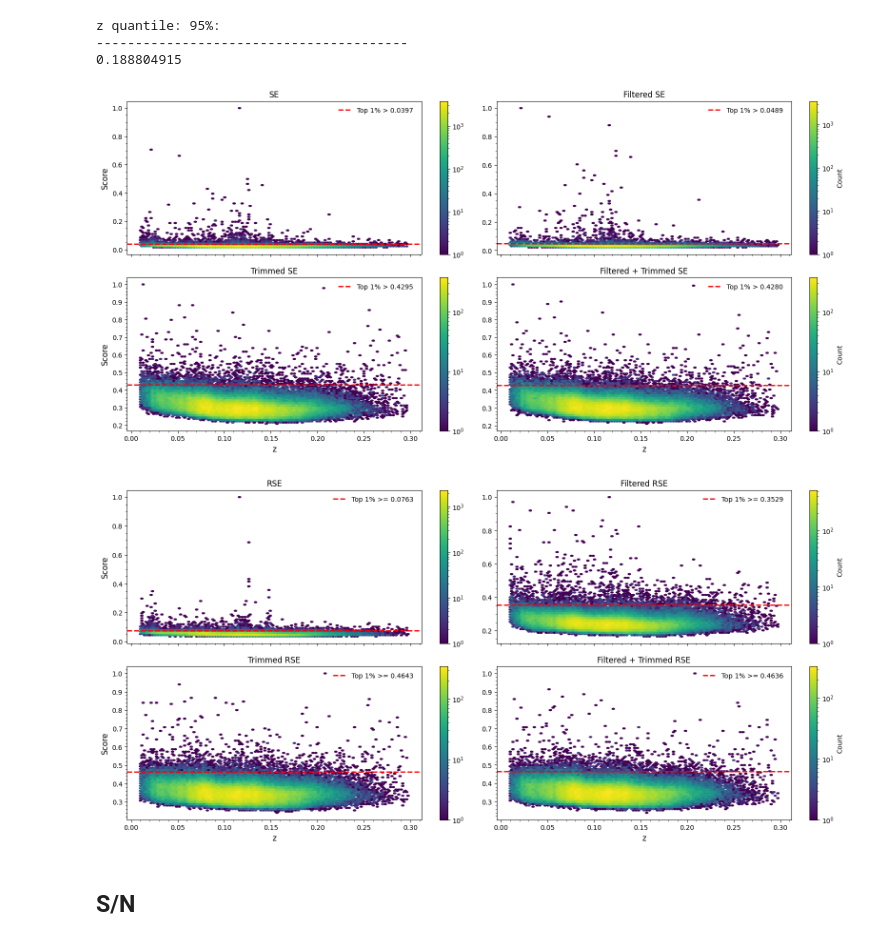
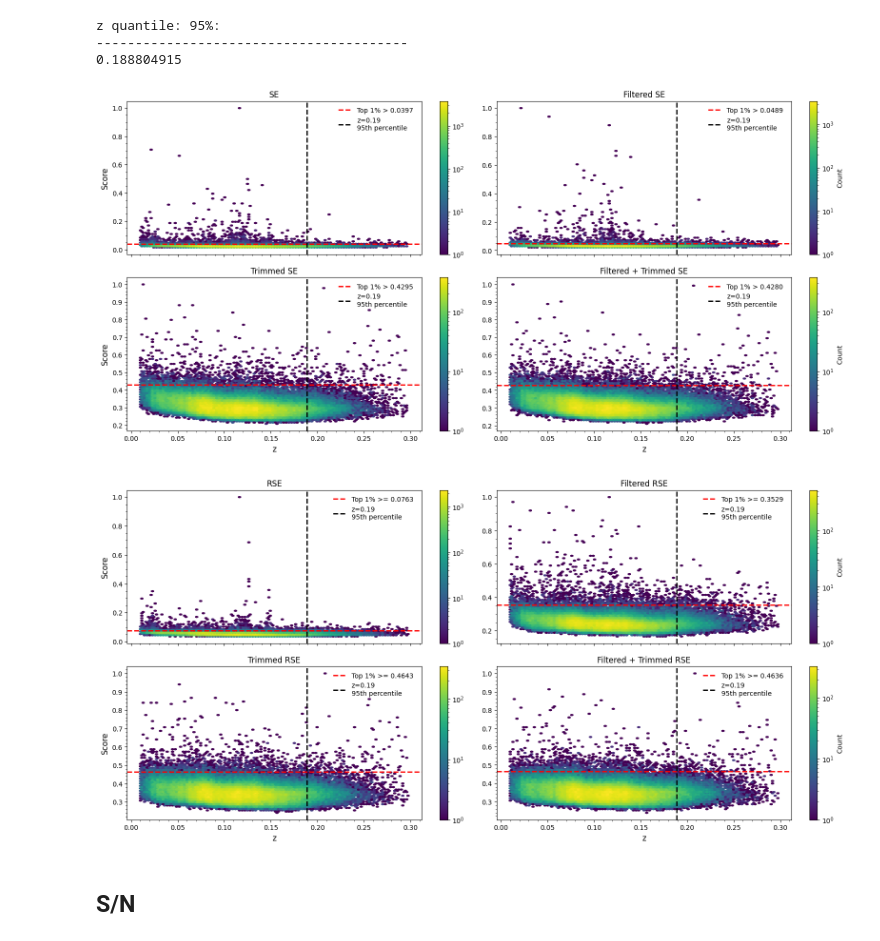
Before and after one commit to ed-ortizm/anomaly, a Jupyter notebook: thesis/bin_02/01_scores_bin2.ipynb, the cells around one changed output. Saved outputs shown, nothing was run; the diff lists cells and outputs as text; code cells hidden in the pictures.

```diff
--- a/thesis/bin_02/01_scores_bin2.ipynb
+++ b/thesis/bin_02/01_scores_bin2.ipynb
@@ -130,7 +134,8 @@ def plot_hist_scores(
     score_family,
     x_label,
     bins=100,
-    y_lim=(None, None)
+    y_lim=(None, None),
+    figsize=(20, 9)
 ):
     """
     Generates a 2x2 grid of histograms for a given list of 4
@@ -139,7 +144,7 @@ def plot_hist_scores(
     fig, axs = plt.subplots(
         2, 2,
         sharex=True,
-        figsize=(20, 9)
+        figsize=figsize
     )
 
     axs = axs.flatten()
@@ -1054,7 +1021,7 @@ merged_df[score_cols].describe(
 # %% [markdown]
 ## Top 1% score thresholds
 # %%
-top_1_thresholds = merged_df[score_cols].quantile(0.99)
+top_1_thresholds = score_norm_meta_df[score_cols].quantile(0.99)
 print("Score thresholds for the Top 1% of anomalies:")
 print("-" * 40)
 print(top_1_thresholds)
@@ -1114,13 +1078,13 @@ fig.savefig(
 # %%
 fig, axs = plot_hist_scores(
-    merged_df,
-    chi_sq_family,
+    score_norm_meta_df,
+    rse_family,
     x_label='Normalized score',
     bins=50,
     y_lim=(None, 0.25e6)
 )
 
-for i, score in enumerate(chi_sq_family):
+for i, score in enumerate(rse_family):
 
     axs[i].axvline(
         x=top_1_thresholds[score],
@@ -1140,11 +1104,8 @@ plt.subplots_adjust(
 )
 
 # save figure
-save_to = f"{ch_4_dir}/{bin_id}"
-os.makedirs(save_to, exist_ok=True)
-
 fig.savefig(
-    f"{save_to}/hist_rse_scores_{bin_id}.pdf",
+    f"{ch_4_dir}/{bin_id}/hist_rses_{bin_id}.pdf",
     bbox_inches='tight'
 )
 # %% [output]
@@ -1155,7 +1116,7 @@ fig.savefig(
 ## Redshift
 # %%
 z_quantile = 95
-top_z_threshold = merged_df['z'].quantile(z_quantile/100)
+top_z_threshold = score_norm_meta_df['z'].quantile(z_quantile/100)
 print(f"z quantile: {z_quantile}%:")
 print("-" * 40)
 print(top_z_threshold)
@@ -1164,50 +1125,47 @@ z quantile: 95%:
 ----------------------------------------
 0.188804915
 # %%
-fig, axs = plot_hist_score_z_snr(merged_df, mse_cols, 'z', 'z')
+fig, axs = plot_hist_score_z_snr(score_norm_meta_df, se_cols, 'z', 'z')
 
-for i, score in enumerate(mse_cols):
+for i, score in enumerate(se_cols):
 
     axs[i].axhline(
         y=top_1_thresholds[score],
         color='red',
         linestyle='--',
         linewidth=2,
         label=f'Top 1% > {top_1_thresholds[score]:.4f} '
     )
 
-    # axs[i].axvline(
-    #     x=top_z_threshold,
-    #     color='black',
-    #     linestyle='--',
-    #     linewidth=2,
-    #     label=f'z {z_quantile}% quantile'
-    # )
+    axs[i].axvline(
+        x=top_z_threshold,
+        color='black',
+        linestyle='--',
+        linewidth=2,
+        label=f'z={top_z_threshold:.2f}\n{z_quantile}th percentile'
+    )
 
     axs[i].legend(frameon=False, loc='upper right')
 
 axs[0].set_ylabel('Score', fontsize=12)
 axs[2].set_ylabel('Score', fontsize=12)
 
 plt.subplots_adjust(
     hspace=0.15,
     wspace=0.005
 )
 
 # save figure
-save_to = f"{ch_4_dir}/{bin_id}"
-os.makedirs(save_to, exist_ok=True)
-
 fig.savefig(
-    f"{save_to}/hexbin_se_z_{bin_id}.pdf",
+    f"{ch_4_dir}/{bin_id}/hexbin_se_z_{bin_id}.pdf",
     bbox_inches='tight'
 )
 # %% [output]
-[figure, old version]
+[figure, new version]
 # %%
-fig, axs = plot_hist_score_z_snr(merged_df, mse_rel_cols, 'z', 'z')
+fig, axs = plot_hist_score_z_snr(score_norm_meta_df, rse_cols, 'z', 'z')
 
-for i, score in enumerate(mse_rel_cols):
+for i, score in enumerate(rse_cols):
 
     axs[i].axhline(
         y=top_1_thresholds[score],
@@ -1217,13 +1175,13 @@ for i, score in enumerate(mse_rel_cols):
         label=f'Top 1% >= {top_1_thresholds[score]:.4f} '
     )
 
-    # axs[i].axvline(
-    #     x=top_z_threshold,
-    #     color='black',
-    #     linestyle='--',
-    #     linewidth=2,
-    #     label=f'z {z_quantile}% quantile'
-    # )
+    axs[i].axvline(
+        x=top_z_threshold,
+        color='black',
+        linestyle='--',
+        linewidth=2,
+        label=f'z={top_z_threshold:.2f}\n{z_quantile}th percentile'
+    )
 
     axs[i].legend(frameon=False, loc='upper right')
 
@@ -1234,16 +1192,12 @@ plt.subplots_adjust(
     hspace=0.15,
     wspace=0.005
 )
-
 # save figure
-save_to = f"{ch_4_dir}/{bin_id}"
-os.makedirs(save_to, exist_ok=True)
-
 fig.savefig(
-    f"{save_to}/hexbin_rse_z_{bin_id}.pdf",
+    f"{ch_4_dir}/{bin_id}/hexbin_rse_z_{bin_id}.pdf",
     bbox_inches='tight'
 )
 # %% [output]
-[figure, old version]
+[figure, new version]
 # %% [markdown]
 ## S/N
```
Also changed, not shown: parts of 60 cells of this notebook, 1 other file.
